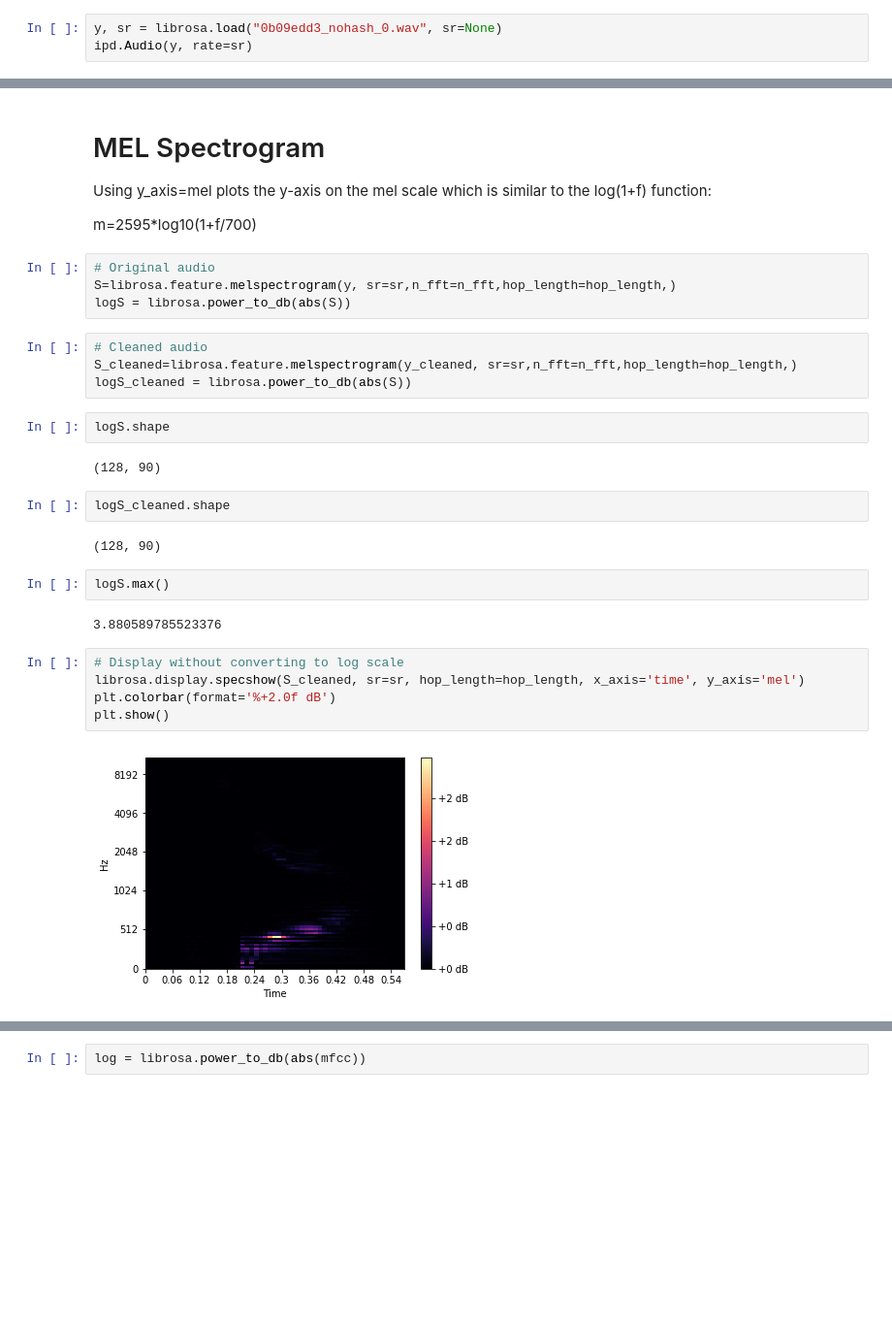
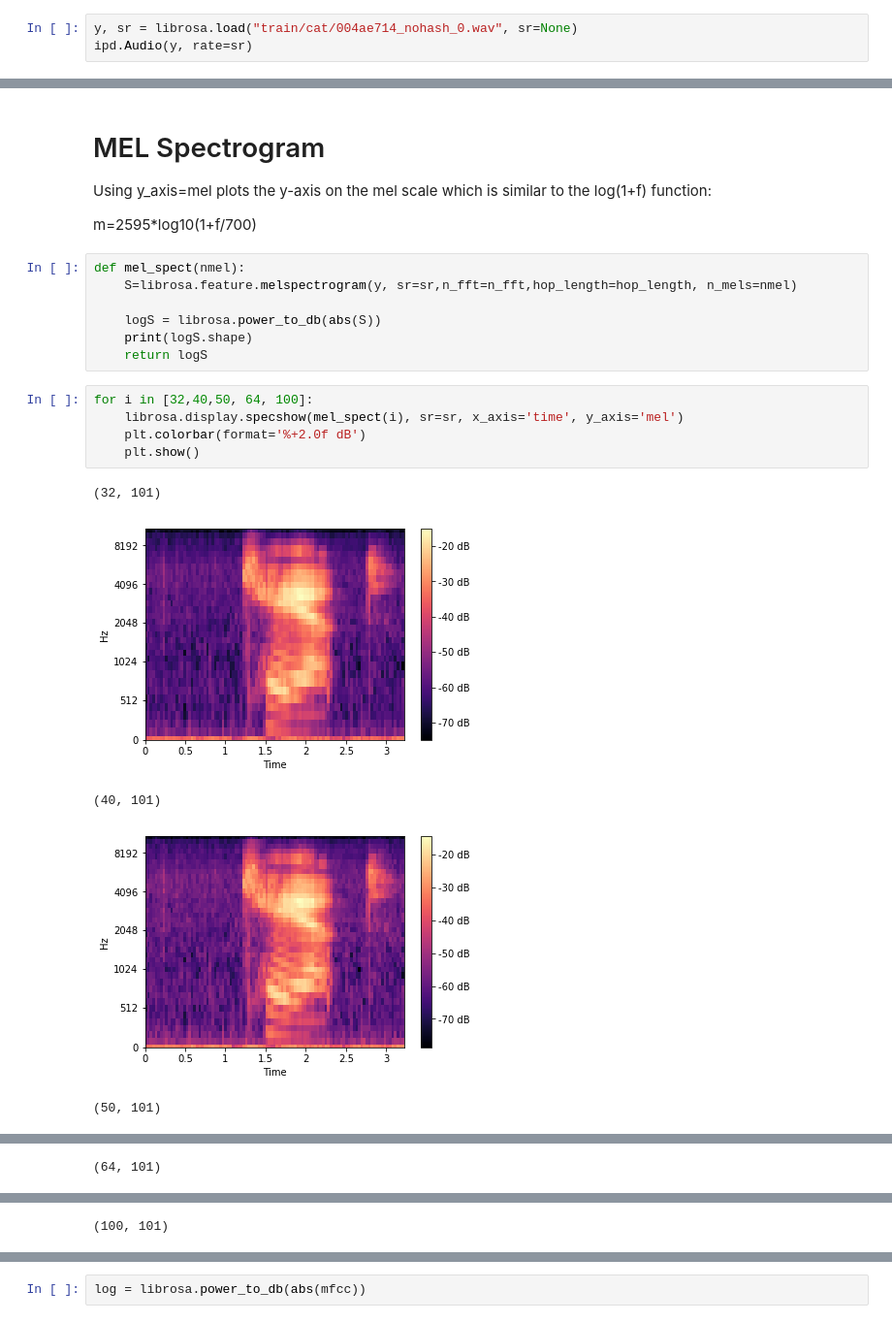
Before and after one commit to anshu3769/Audio-Classification-using-Deep-Learning-Networks, a Jupyter notebook: AudioFileExploration.ipynb, the cells around one changed output, grey strips where cells are left out. Shown at 97% size. Cells and saved outputs as stored; diff of their text form; blank space fills up the shorter version.

```diff
--- a/AudioFileExploration.ipynb
+++ b/AudioFileExploration.ipynb
@@ -7,7 +7,7 @@ import numpy, scipy, matplotlib.pyplot as plt, IPython.display as ipd
 import librosa, librosa.display
 import torch
 # %%
-y, sr = librosa.load("0b09edd3_nohash_0.wav", sr=None)
+y, sr = librosa.load("train/cat/004ae714_nohash_0.wav", sr=None)
 ipd.Audio(y, rate=sr)
 # %% [output]
 [interactive output not drawn]
@@ -149,29 +80,20 @@ Using y_axis=mel plots the y-axis on the mel scale which is similar to the  log(
 
 m=2595*log10(1+f/700)
 # %%
-# Original audio
-S=librosa.feature.melspectrogram(y, sr=sr,n_fft=n_fft,hop_length=hop_length,)
-logS = librosa.power_to_db(abs(S))
+def mel_spect(nmel):
+    S=librosa.feature.melspectrogram(y, sr=sr,n_fft=n_fft,hop_length=hop_length, n_mels=nmel)
+
+    logS = librosa.power_to_db(abs(S))
+    print(logS.shape)
+    return logS
-# %%
-# Cleaned audio
-S_cleaned=librosa.feature.melspectrogram(y_cleaned, sr=sr,n_fft=n_fft,hop_length=hop_length,)
-logS_cleaned = librosa.power_to_db(abs(S))
-# %%
-logS.shape
-# %% [output]
-(128, 90)
-# %%
-logS_cleaned.shape
-# %% [output]
-(128, 90)
-# %%
-logS.max()
-# %% [output]
-3.880589785523376
 # %%
-# Display without converting to log scale
-librosa.display.specshow(S_cleaned, sr=sr, hop_length=hop_length, x_axis='time', y_axis='mel')
-plt.colorbar(format='%+2.0f dB')
-plt.show()
+for i in [32,40,50, 64, 100]:
+    librosa.display.specshow(mel_spect(i), sr=sr, x_axis='time', y_axis='mel')
+    plt.colorbar(format='%+2.0f dB')
+    plt.show()
 # %% [output]
+(32, 101)
-[figure, old version]
+[figure, new version]
+(40, 101)
+[figure, added]
+(50, 101)
@@ -177,0 +101 @@ plt.show()
+(64, 101)
@@ -177,0 +103 @@ plt.show()
+(100, 101)
```
Also changed, not shown: parts of 23 cells of this notebook.
